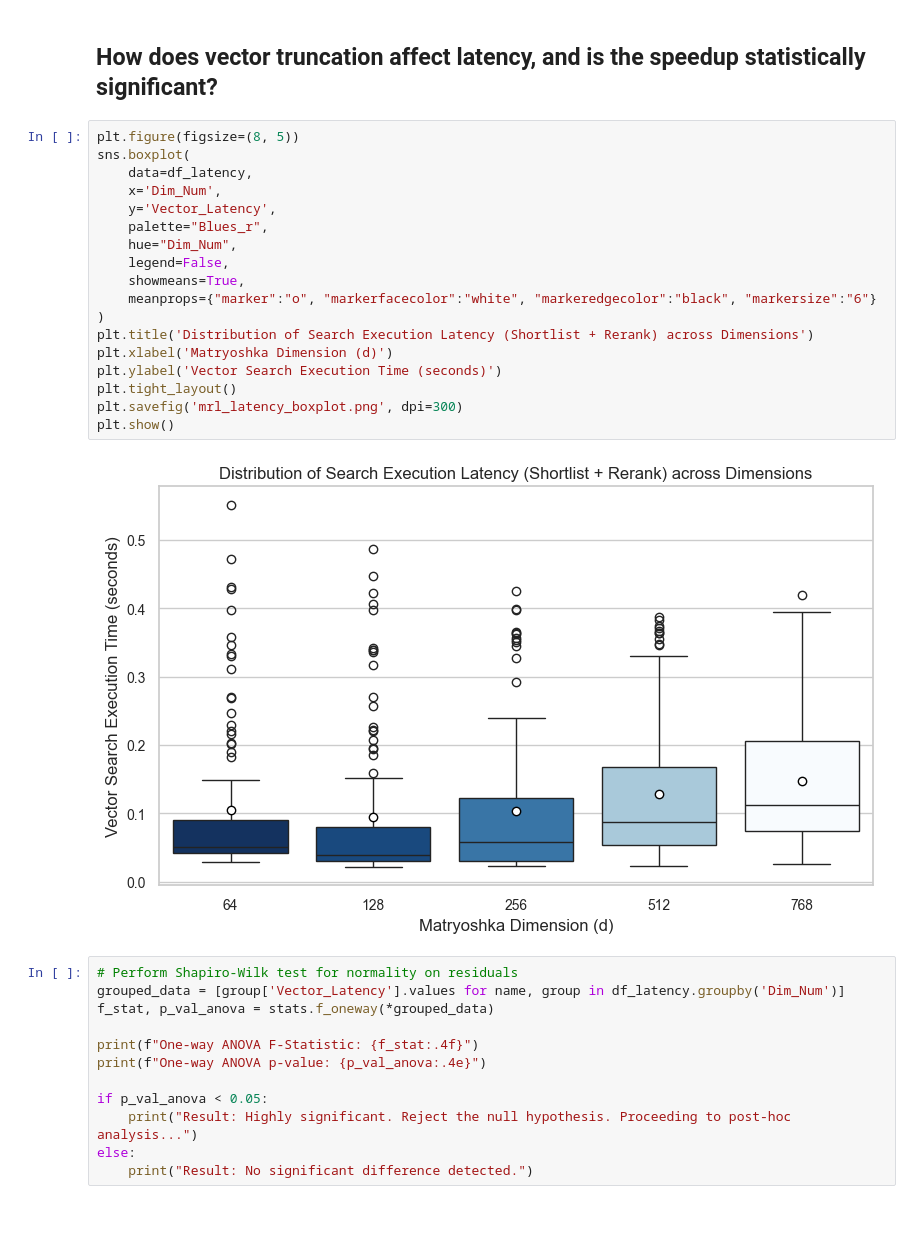
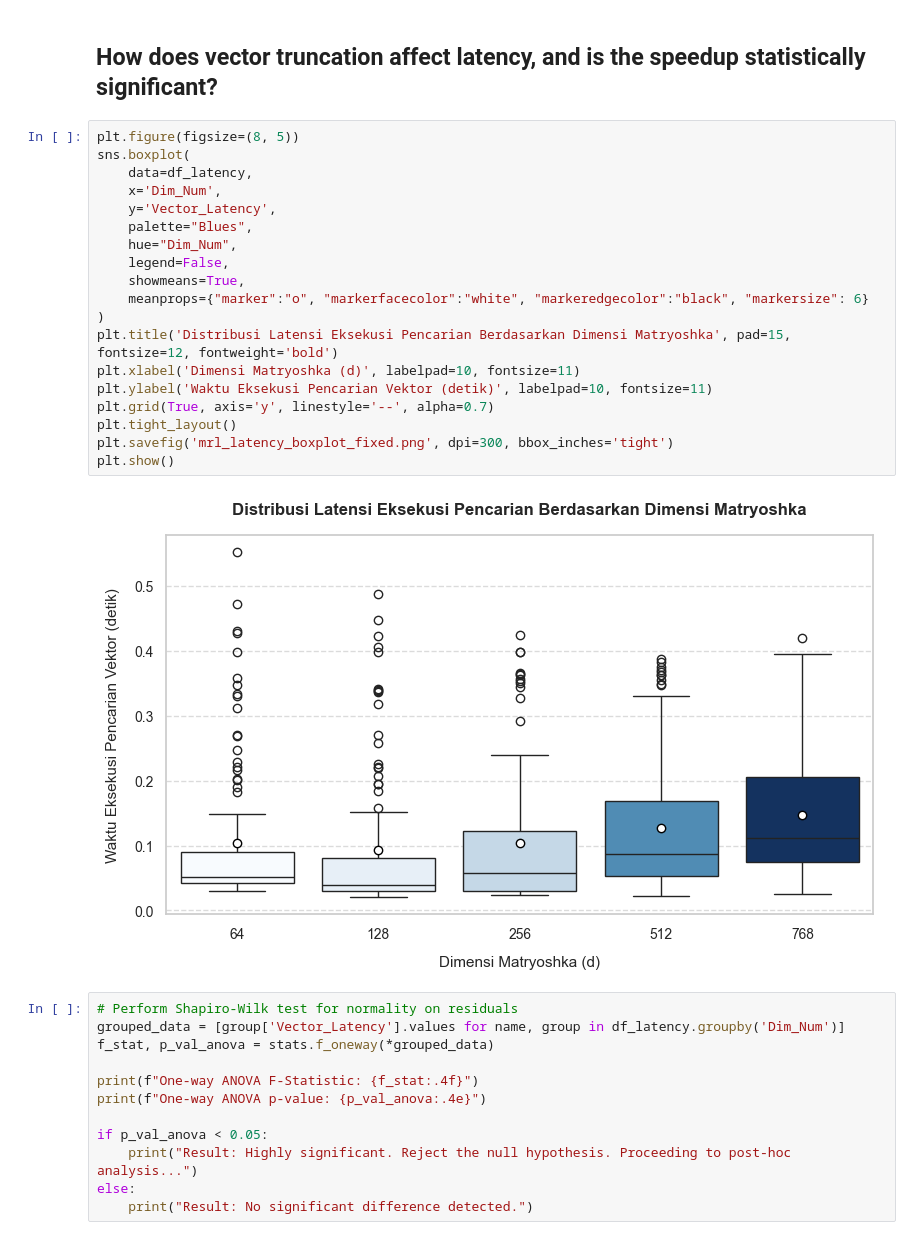
Before and after one commit to qznr/Skripsi, a Jupyter notebook: Analysis.ipynb, the cells around one changed output. Saved outputs shown, nothing was run; the diff lists cells and outputs as text.

```diff
--- a/Analysis.ipynb
+++ b/Analysis.ipynb
@@ -72,23 +72,24 @@ Dim_Num
 # %%
 plt.figure(figsize=(8, 5))
 sns.boxplot(
     data=df_latency,
     x='Dim_Num',
     y='Vector_Latency',
-    palette="Blues_r",
+    palette="Blues",
     hue="Dim_Num",
     legend=False,
     showmeans=True,
-    meanprops={"marker":"o", "markerfacecolor":"white", "markeredgecolor":"black", "markersize":"6"}
+    meanprops={"marker":"o", "markerfacecolor":"white", "markeredgecolor":"black", "markersize": 6}
 )
-plt.title('Distribution of Search Execution Latency (Shortlist + Rerank) across Dimensions')
-plt.xlabel('Matryoshka Dimension (d)')
-plt.ylabel('Vector Search Execution Time (seconds)')
+plt.title('Distribusi Latensi Eksekusi Pencarian Berdasarkan Dimensi Matryoshka', pad=15, fontsize=12, fontweight='bold')
+plt.xlabel('Dimensi Matryoshka (d)', labelpad=10, fontsize=11)
+plt.ylabel('Waktu Eksekusi Pencarian Vektor (detik)', labelpad=10, fontsize=11)
+plt.grid(True, axis='y', linestyle='--', alpha=0.7)
 plt.tight_layout()
-plt.savefig('mrl_latency_boxplot.png', dpi=300)
+plt.savefig('mrl_latency_boxplot_fixed.png', dpi=300, bbox_inches='tight')
 plt.show()
 # %% [output]
-[figure, old version]
+[figure, new version]
 # %%
 # Perform Shapiro-Wilk test for normality on residuals
 grouped_data = [group['Vector_Latency'].values for name, group in df_latency.groupby('Dim_Num')]
```
Also changed, not shown: parts of 3 cells of this notebook, 9 other files.
